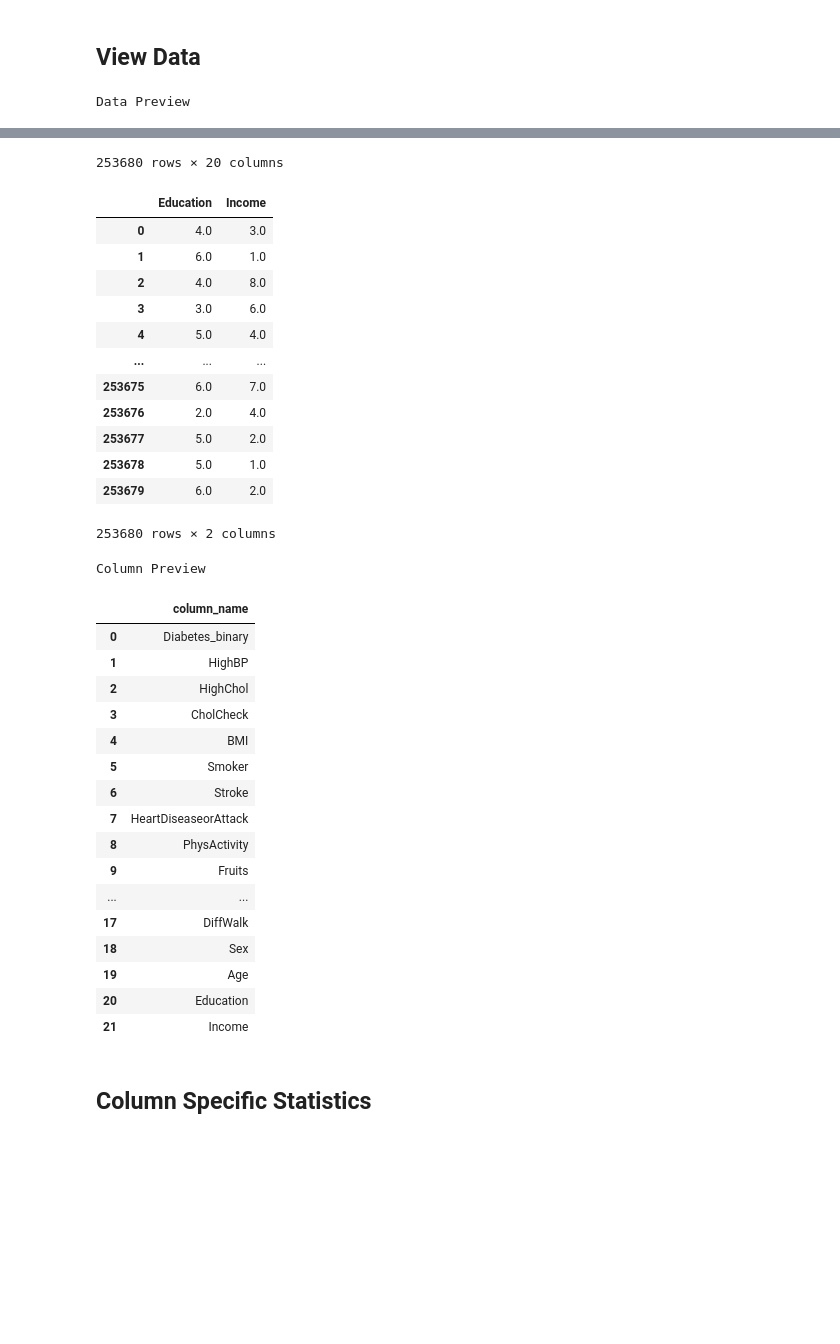
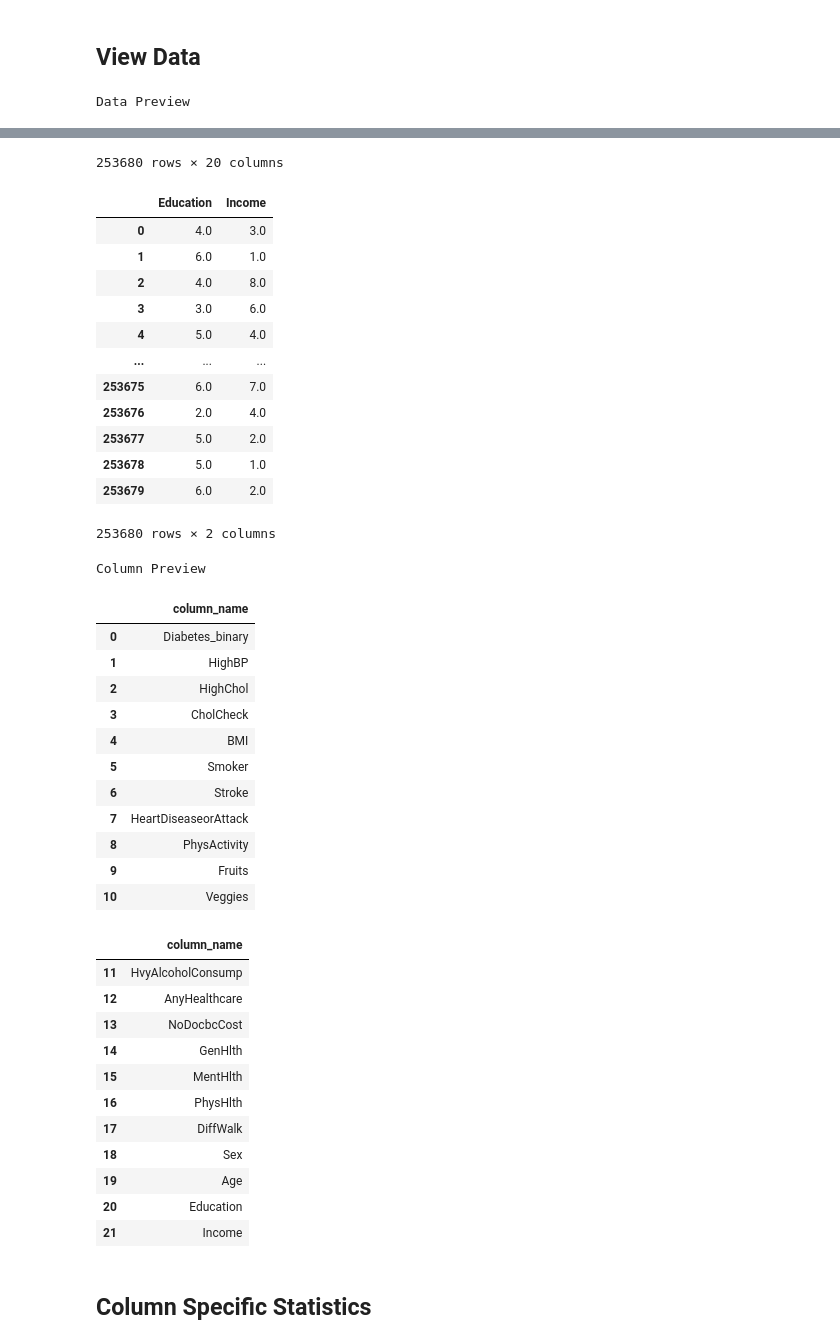
Before and after one commit to RileyLeo/Diabetes-Prediction-ML, a Jupyter notebook: notebook.ipynb, the cells around one changed output, grey strips where cells are left out. Cells and saved outputs as stored; diff of their text form; code cells hidden in the pictures; blank space fills up the shorter version.

```diff
--- a/notebook.ipynb
+++ b/notebook.ipynb
@@ -220,7 +220,9 @@ display(diabetes_health_indicators_data.iloc[:,0:20])
 display(diabetes_health_indicators_data.iloc[:,20:])
 # check for column names
 print("\nColumn Preview")
-display(diabetes_health_indicators_data.columns.to_frame().reset_index(drop=True).rename(columns={0:'column_name'}))
+column_name_df =diabetes_health_indicators_data.columns.to_frame().reset_index(drop=True).rename(columns={0:'column_name'})
+display(column_name_df[:11])
+display(column_name_df[11:])
 # %% [output]
 Data Preview
 |  | Diabetes_binary | HighBP | HighChol | CholCheck | BMI | Smoker | Stroke | HeartDiseaseorAttack | ... |
@@ -234,39 +236,46 @@ Data Preview
 | 253676 | 1.0 | 1.0 | 1.0 | 1.0 | 18.0 | 0.0 | 0.0 | 0.0 | ... |
 | 253677 | 0.0 | 0.0 | 0.0 | 1.0 | 28.0 | 0.0 | 0.0 | 0.0 | ... |
 | 253678 | 0.0 | 1.0 | 0.0 | 1.0 | 23.0 | 0.0 | 0.0 | 0.0 | ... |
 | 253679 | 1.0 | 1.0 | 1.0 | 1.0 | 25.0 | 0.0 | 0.0 | 1.0 | ... |
 253680 rows × 20 columns
 |  | Education | Income |
 | 0 | 4.0 | 3.0 |
 | 1 | 6.0 | 1.0 |
 | 2 | 4.0 | 8.0 |
 | 3 | 3.0 | 6.0 |
 | 4 | 5.0 | 4.0 |
 | ... | ... | ... |
 | 253675 | 6.0 | 7.0 |
 | 253676 | 2.0 | 4.0 |
 | 253677 | 5.0 | 2.0 |
 | 253678 | 5.0 | 1.0 |
 | 253679 | 6.0 | 2.0 |
 253680 rows × 2 columns
 Column Preview
 |  | column_name |
 | 0 | Diabetes_binary |
 | 1 | HighBP |
 | 2 | HighChol |
 | 3 | CholCheck |
 | 4 | BMI |
 | 5 | Smoker |
 | 6 | Stroke |
 | 7 | HeartDiseaseorAttack |
 | 8 | PhysActivity |
 | 9 | Fruits |
-| ... | ... |
-| 17 | DiffWalk |
-| 18 | Sex |
-| 19 | Age |
-| 20 | Education |
-| 21 | Income |
+| 10 | Veggies |
+|  | column_name |
+| 11 | HvyAlcoholConsump |
+| 12 | AnyHealthcare |
+| 13 | NoDocbcCost |
+| 14 | GenHlth |
+| 15 | MentHlth |
+| 16 | PhysHlth |
+| 17 | DiffWalk |
+| 18 | Sex |
+| 19 | Age |
+| 20 | Education |
+| 21 | Income |
 # %% [markdown]
 ## Column Specific Statistics
 # %%
```
Also changed, not shown: parts of 4 cells of this notebook.
